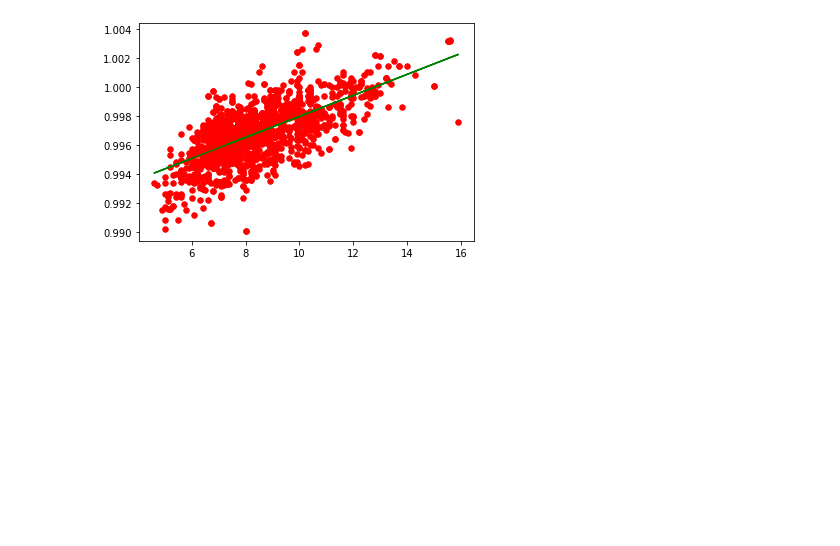
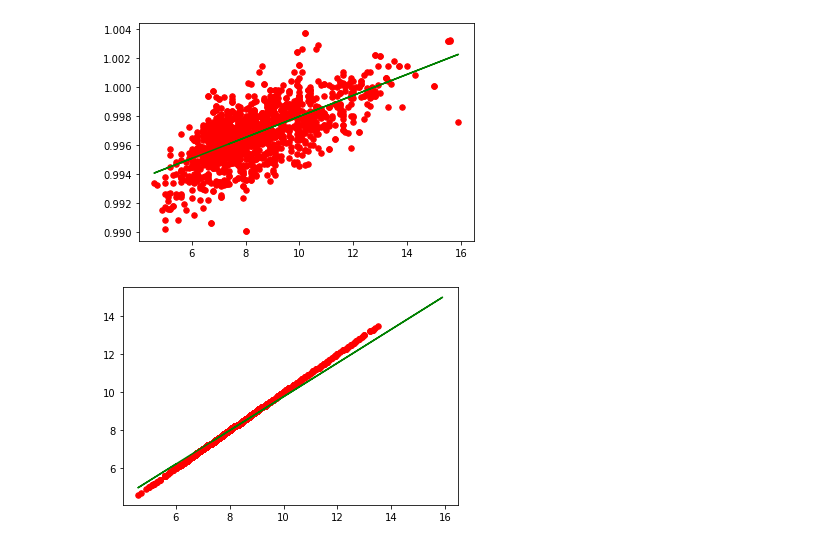
Before and after one commit to zedeme/Wine-Density, a Jupyter notebook: gh_WineDensity.ipynb, the cells around one changed output. Drawn from its saved outputs; the diff is of its cells as text; code cells hidden in the pictures; blank space fills up the shorter version.

```diff
--- a/gh_WineDensity.ipynb
+++ b/gh_WineDensity.ipynb
@@ -84,3 +89,12 @@ a, b = estimate_a_b(df["fixed acidity"], df["density"])
 graficate_estimation(df["fixed acidity"], df["density"], a,b)
 # %% [output]
 [figure]
+# %%
+df["density"] = df[df["density"] > np.mean(df["density"]) - 3 * np.std(df["density"])] # Deleting min outliers
+df["density"] = df[df["density"] < np.mean(df["density"]) + 3 * np.std(df["density"])] # Deleting max outliers
+# %%
+a, b = estimate_a_b(df["fixed acidity"], df["density"])
+# %%
+graficate_estimation(df["fixed acidity"], df["density"], a,b)
+# %% [output]
+[figure, added]
```
Also changed, not shown: parts of 2 cells of this notebook.
